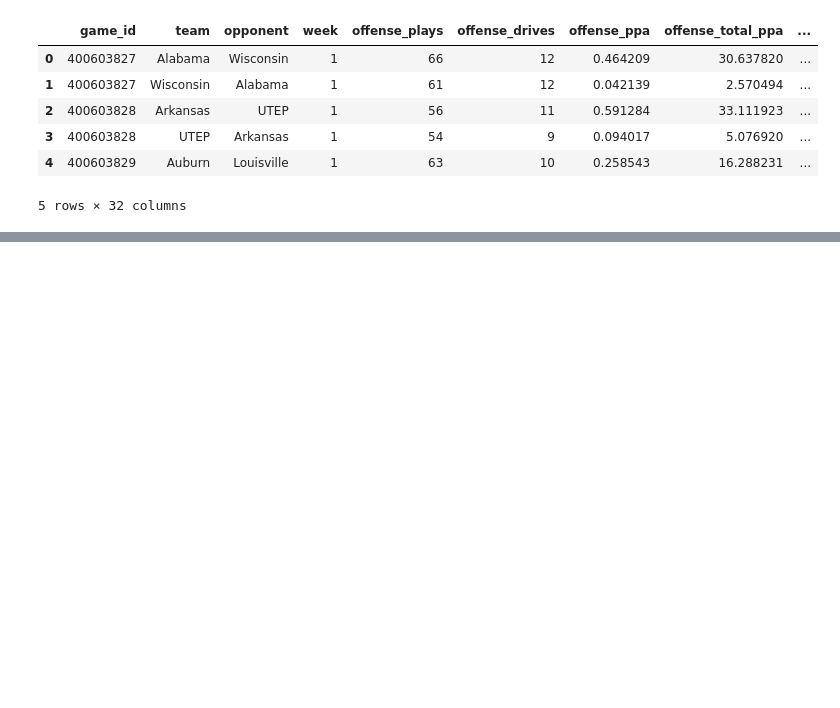
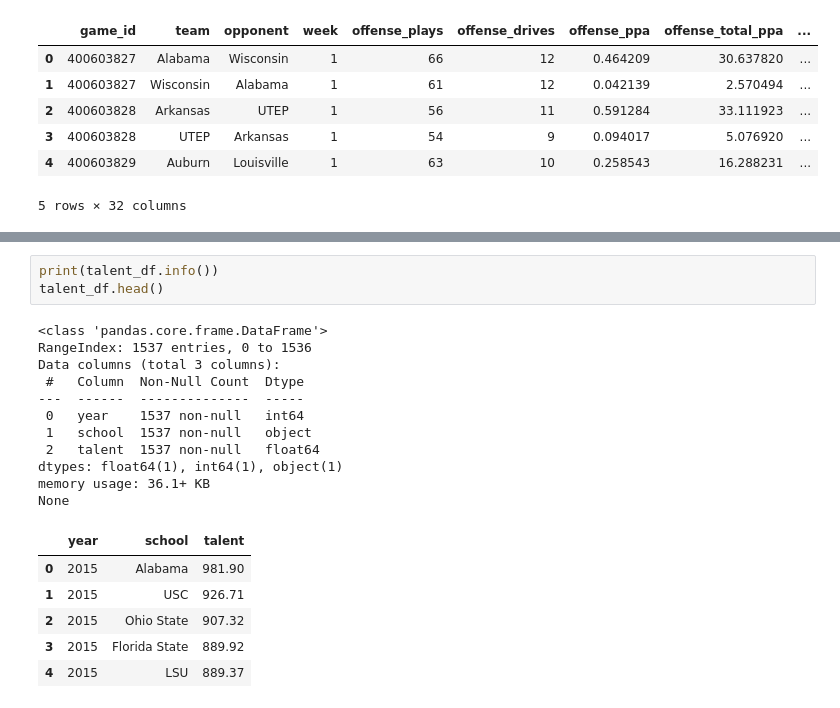
Before and after one commit to davidweck96/College-Football-Analysis, a Jupyter notebook: analysis.ipynb, the cells around one changed output, grey strips where cells are left out. Cells and saved outputs as stored; diff of their text form; blank space fills up the shorter version.

```diff
--- a/analysis.ipynb
+++ b/analysis.ipynb
@@ -146,0 +164,21 @@ None
+# %%
+print(talent_df.info())
+talent_df.head()
+# %% [output]
+<class 'pandas.core.frame.DataFrame'>
+RangeIndex: 1537 entries, 0 to 1536
+Data columns (total 3 columns):
+ #   Column  Non-Null Count  Dtype
+---  ------  --------------  -----
+ 0   year    1537 non-null   int64
+ 1   school  1537 non-null   object
+ 2   talent  1537 non-null   float64
+dtypes: float64(1), int64(1), object(1)
+memory usage: 36.1+ KB
+None
+|  | year | school | talent |
+| 0 | 2015 | Alabama | 981.90 |
+| 1 | 2015 | USC | 926.71 |
+| 2 | 2015 | Ohio State | 907.32 |
+| 3 | 2015 | Florida State | 889.92 |
+| 4 | 2015 | LSU | 889.37 |
```
Also changed, not shown: parts of 13 cells of this notebook.
